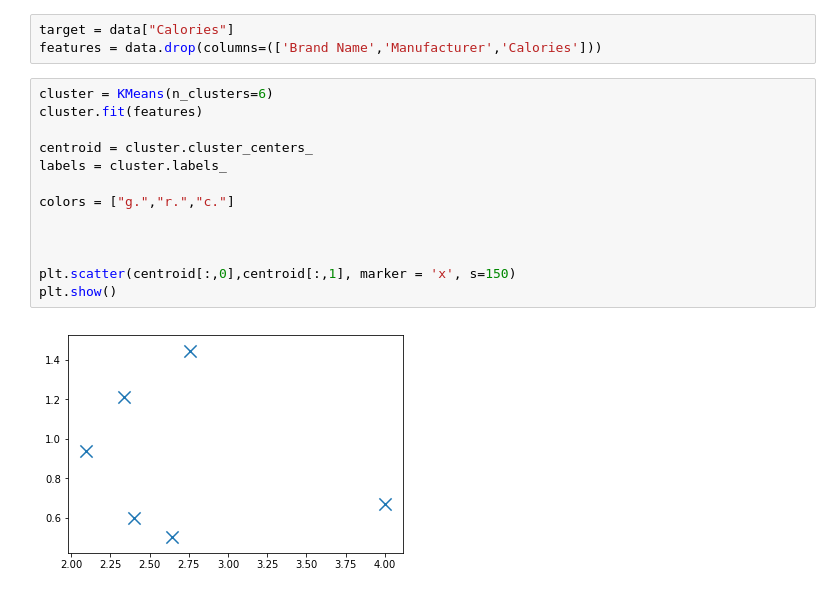
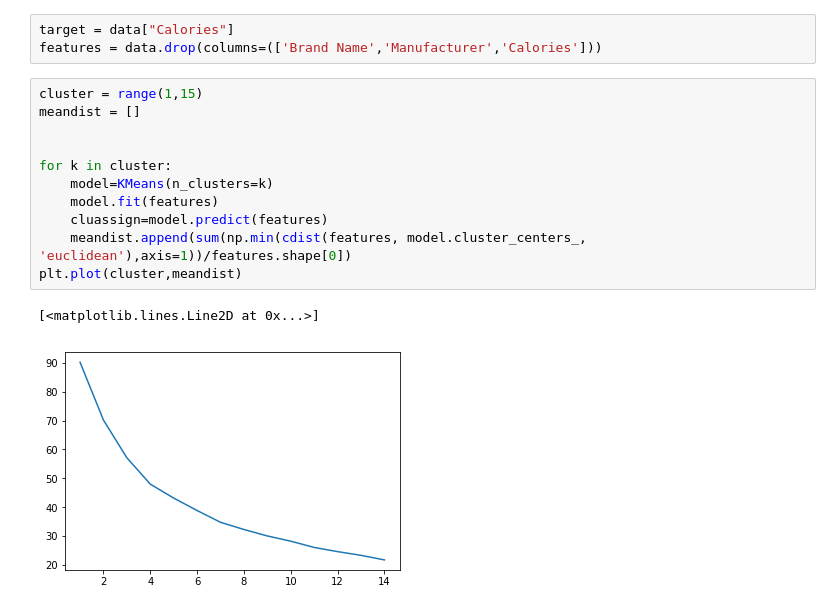
Before and after one commit to oscarso2000/Data-Analysis-Breakfast-Cereals, a Jupyter notebook: Final-Project-KMeans.ipynb, the cells around one changed output. Saved outputs shown, nothing was run; the diff lists cells and outputs as text.

```diff
--- a/Final-Project-KMeans.ipynb
+++ b/Final-Project-KMeans.ipynb
@@ -54,18 +55,17 @@ df6= cereals_df.iloc[67:73,:] #Ralston Purina
 # %%
 target = data["Calories"]
 features = data.drop(columns=(['Brand Name','Manufacturer','Calories']))
-# %%
-cluster = KMeans(n_clusters=6)
-cluster.fit(features)
-
-centroid = cluster.cluster_centers_
-labels = cluster.labels_
-
-colors = ["g.","r.","c."]
-
-
-
-plt.scatter(centroid[:,0],centroid[:,1], marker = 'x', s=150)
-plt.show()
-# %% [output]
-[figure, removed]
+# %%
+cluster = range(1,15)
+meandist = []
+
+
+for k in cluster:
+    model=KMeans(n_clusters=k)
+    model.fit(features)
+    cluassign=model.predict(features)
+    meandist.append(sum(np.min(cdist(features, model.cluster_centers_, 'euclidean'),axis=1))/features.shape[0])
+plt.plot(cluster,meandist)
+# %% [output]
+[<matplotlib.lines.Line2D at 0x...>]
+[figure, added]
```
Also changed, not shown: parts of 5 cells of this notebook.
